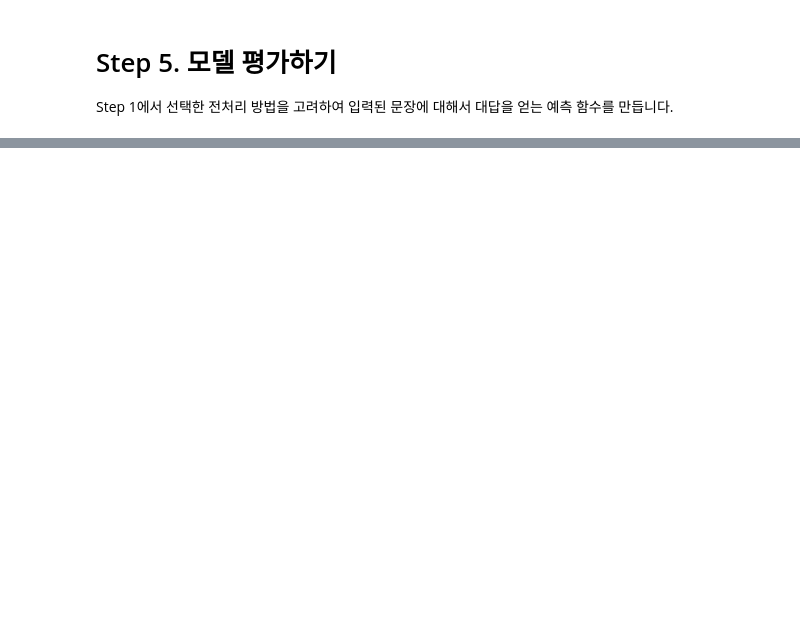
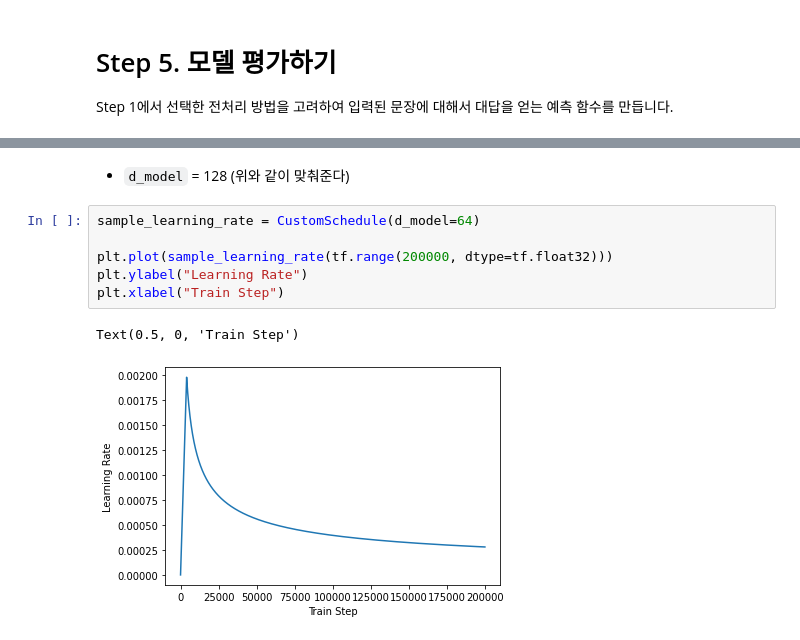
Before and after one commit to Seona056/AIFFEL_Daegu, a Jupyter notebook: [E-12] 한국어 데이터로 챗봇 만들기.ipynb, the cells around one changed output, grey strips where cells are left out. Saved outputs shown, nothing was run; the diff lists cells and outputs as text; blank space fills up the shorter version.

```diff
--- a/[E-12] 한국어 데이터로 챗봇 만들기.ipynb
+++ b/[E-12] 한국어 데이터로 챗봇 만들기.ipynb
@@ -137,0 +1128,11 @@ Step 1에서 선택한 전처리 방법을 고려하여 입력된 문장에 대
+# %% [markdown]
+- `d_model` = 128 (위와 같이 맞춰준다)
+# %%
+sample_learning_rate = CustomSchedule(d_model=64)
+
+plt.plot(sample_learning_rate(tf.range(200000, dtype=tf.float32)))
+plt.ylabel("Learning Rate")
+plt.xlabel("Train Step")
+# %% [output]
+Text(0.5, 0, 'Train Step')
+[figure, added]
```
Also changed, not shown: parts of 104 cells of this notebook.
